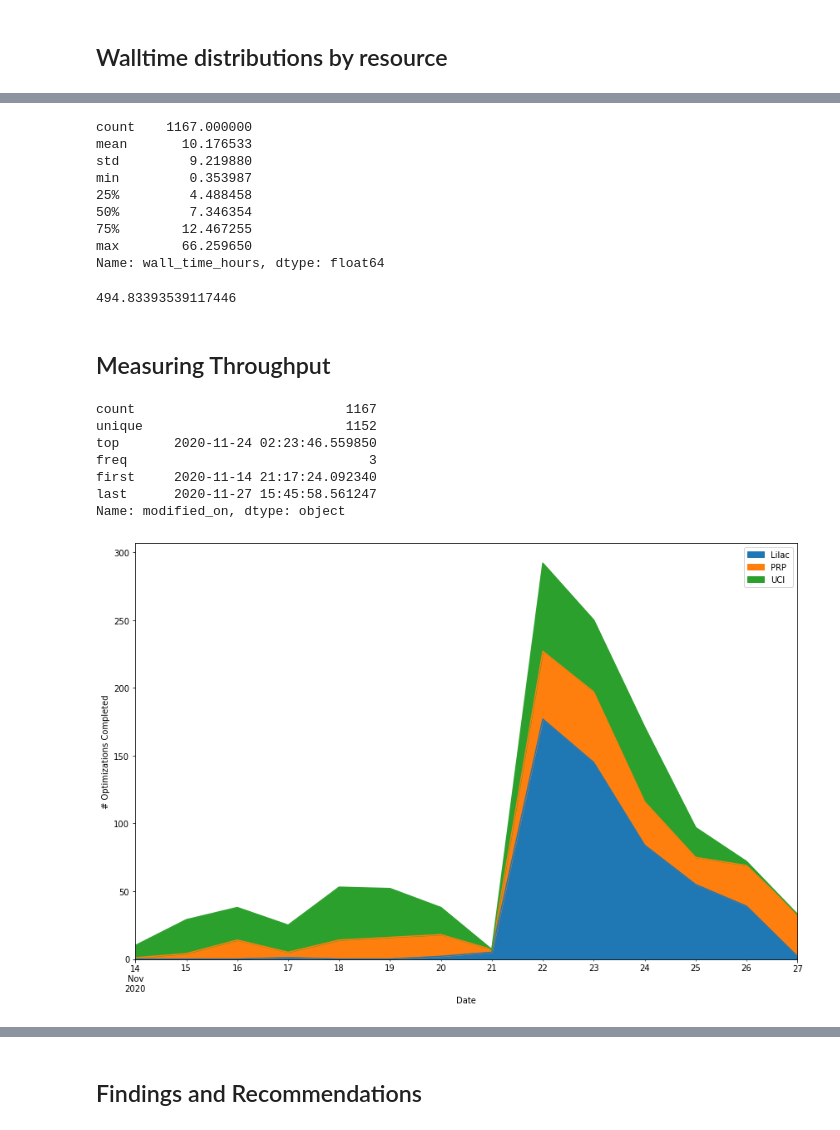
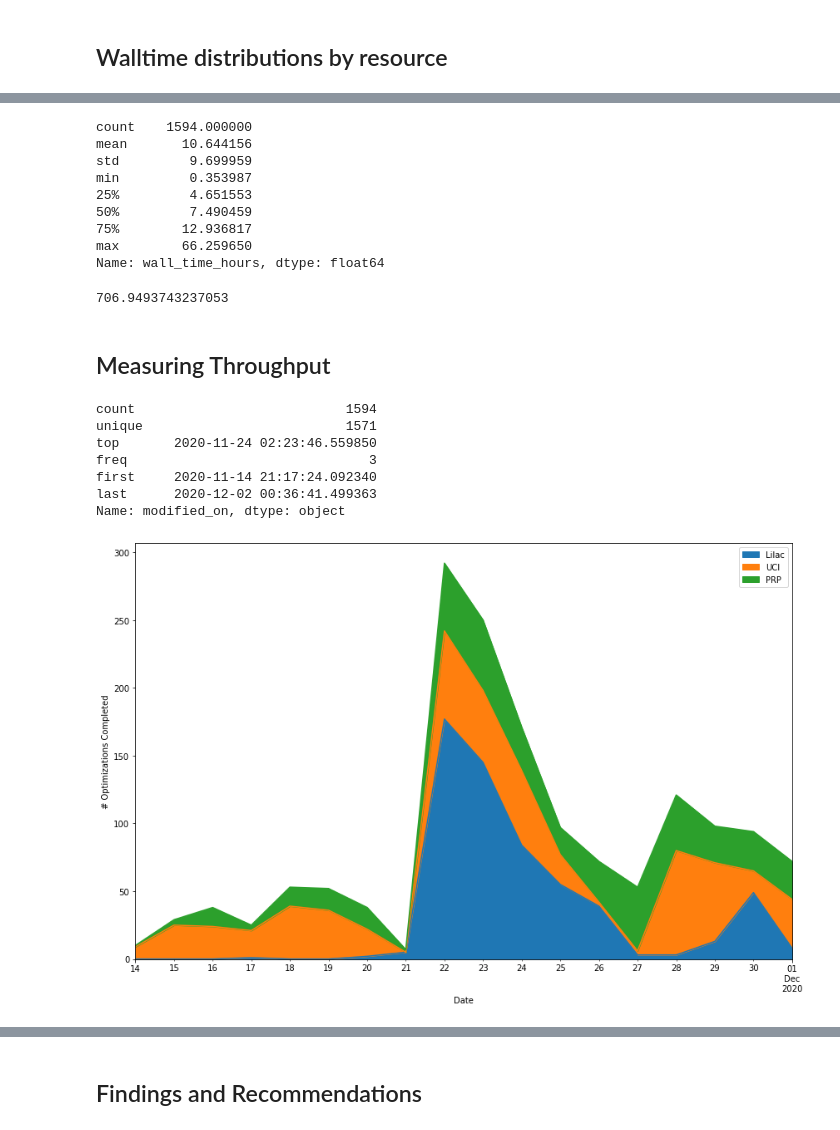
Before and after one commit to openforcefield/qca-dataset-submission, a Jupyter notebook: submissions/2020-10-26-PEPCONF-Optimization/Throughput Troubleshooting.ipynb, the cells around one changed output, grey strips where cells are left out. Cells and saved outputs as stored; diff of their text form; code cells hidden in the pictures.

```diff
--- a/submissions/2020-10-26-PEPCONF-Optimization/Throughput Troubleshooting.ipynb
+++ b/submissions/2020-10-26-PEPCONF-Optimization/Throughput Troubleshooting.ipynb
@@ -10,4 +10,6 @@ import pandas as pd
 import matplotlib.pyplot as plt
 # %%
 from qcportal import FractalClient
+# %%
+client = FractalClient.from_file()
 # %% [raw]
@@ -15,5 +17,3 @@ client = FractalClient.from_file()
-# %%
-client = FractalClient()
 # %%
 ds = client.get_collection("OptimizationDataset", "OpenFF PEPCONF OptimizationDataset v1.0")
 # %%
@@ -72,7 +73,8 @@ df_prov['wall_time_hours'] = df_prov.wall_time.astype(float)/3600
 # %%
 name_map = {'chodera': 'Lilac',
             'qcfractal': 'PRP',
-            'tgokey': 'UCI'}
+            'tgokey': 'UCI',
+            'openforcefield': 'UCI'}
 # %%
 df_prov['resource'] = df_prov['username'].apply(lambda x: name_map[x])
 # %% [markdown]
@@ -91,19 +93,19 @@ fig.savefig('walltime.pdf', dpi=300)
 # %%
 df_prov.wall_time_hours.describe()
 # %% [output]
-count    1167.000000
-mean       10.176533
-std         9.219880
+count    1594.000000
+mean       10.644156
+std         9.699959
 min         0.353987
-25%         4.488458
-50%         7.346354
-75%        12.467255
+25%         4.651553
+50%         7.490459
+75%        12.936817
 max        66.259650
 Name: wall_time_hours, dtype: float64
 # %%
 df_prov.wall_time_hours.sum()/24
 # %% [output]
-494.83393539117446
+706.9493743237053
 # %% [markdown]
 ## Measuring Throughput
 # %%
@@ -113,34 +115,31 @@ df_prov['modified_on'] = pd.Series(modified_on)
 # %%
 df_prov.modified_on.describe()
 # %% [output]
-count                           1167
-unique                          1152
+count                           1594
+unique                          1571
 top       2020-11-24 02:23:46.559850
 freq                               3
 first     2020-11-14 21:17:24.092340
-last      2020-11-27 15:45:58.561247
+last      2020-12-02 00:36:41.499363
 Name: modified_on, dtype: object
 # %%
 fig, ax = plt.subplots(figsize=(12, 8))
 
-name_map = {'chodera': 'Lilac',
-            'qcfractal': 'PRP',
-            'tgokey': 'UCI'}
 counts = {}
 for name, group in df_prov.reset_index().set_index('modified_on').groupby('username'):
     counts[name_map[name]] = group.groupby((pd.Grouper(freq='D')))['index'].count()
 
 counts = pd.DataFrame(counts)
 counts.plot.area(ax=ax)
 ax.legend()
 
 ax.set_ylabel("# Optimizations Completed")
 ax.set_xlabel("Date")
 
 fig.tight_layout()
 fig.savefig('throughput.pdf', dpi=300)
 # %% [output]
-[figure, old version]
+[figure, new version]
 # %%
 fig, ax = plt.subplots(figsize=(12, 8))
 
```
Also changed, not shown: parts of 11 cells of this notebook.
